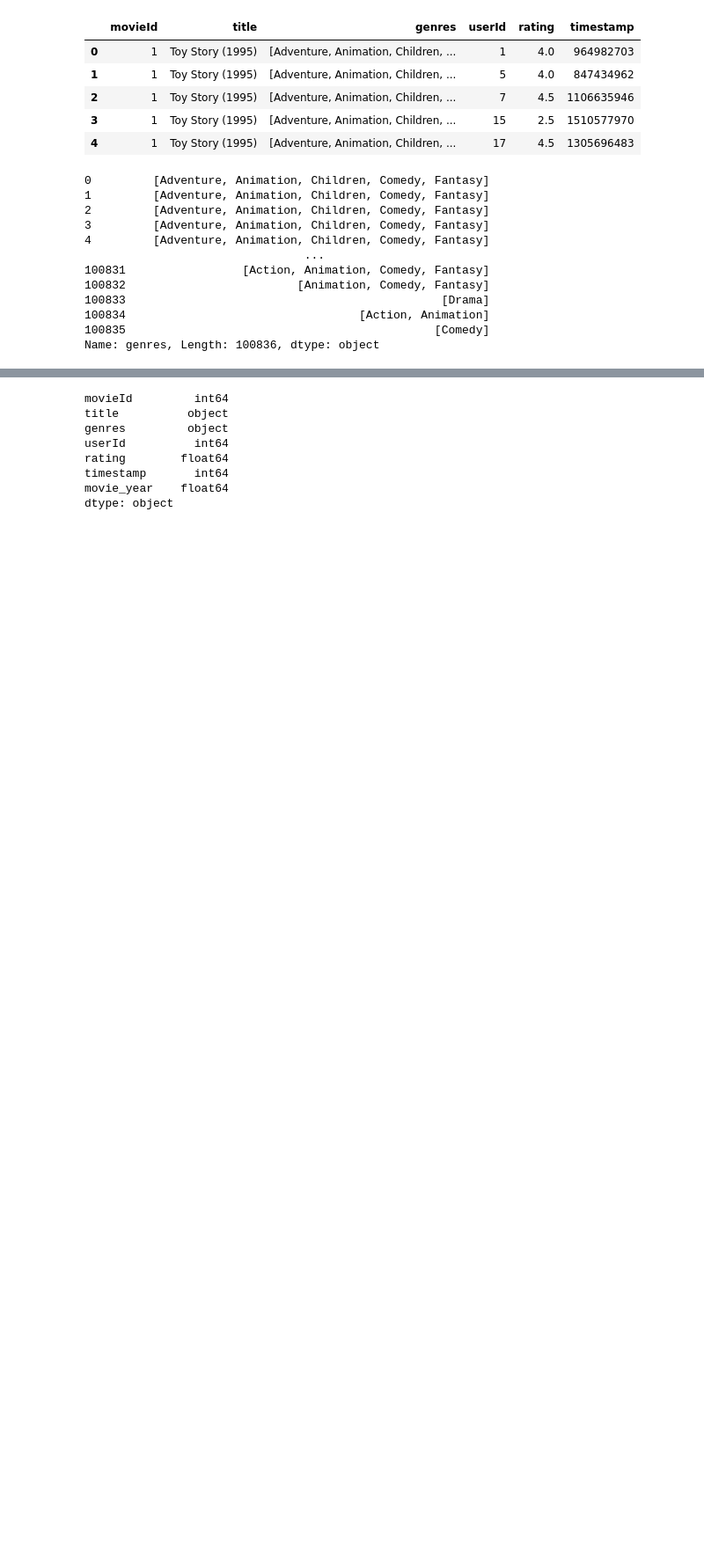
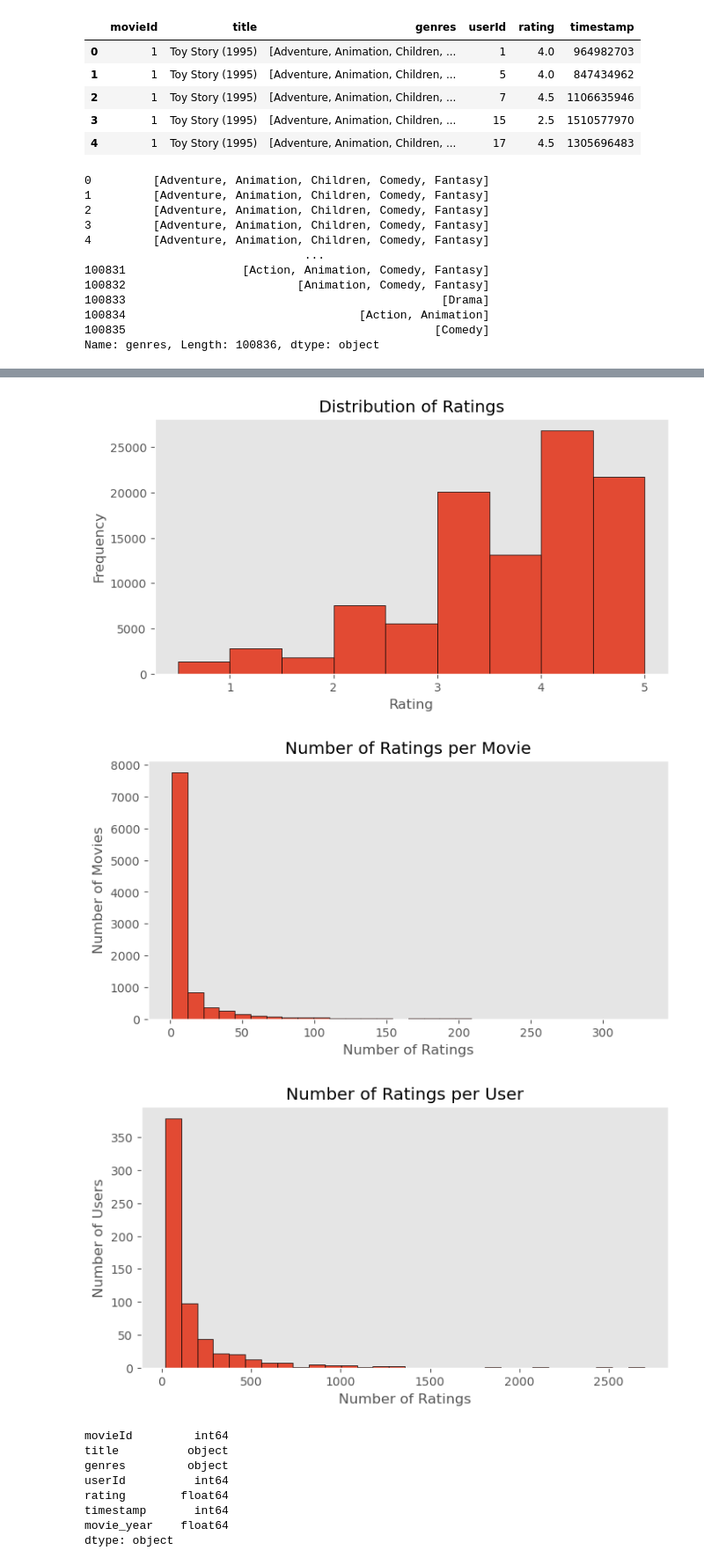
Before and after one commit to timothyrobbinscpa/movie_recommendations, a Jupyter notebook: src/movie_recommendations.ipynb, the cells around one changed output, grey strips where cells are left out. Shown at 88% size. Drawn from its saved outputs; the diff is of its cells as text; code cells hidden in the pictures; blank space fills up the shorter version.

```diff
--- a/src/movie_recommendations.ipynb
+++ b/src/movie_recommendations.ipynb
@@ -200,0 +302,35 @@ plt.show()
+# %%
+import matplotlib.pyplot as plt
+import seaborn as sns
+
+# Assuming the 'ratings_df' is already loaded and contains the 'rating', 'movieId', and 'userId' columns
+
+# 1. Distribution of Ratings
+plt.figure(figsize=(8, 4))
+ratings_df['rating'].hist(bins=9, edgecolor='black', grid=False)
+plt.title('Distribution of Ratings')
+plt.xlabel('Rating')
+plt.ylabel('Frequency')
+plt.show()
+
+# 2. Number of Ratings per Movie
+ratings_per_movie = ratings_df.groupby('movieId').size()
+plt.figure(figsize=(8, 4))
+ratings_per_movie.hist(bins=30, edgecolor='black', grid=False)
+plt.title('Number of Ratings per Movie')
+plt.xlabel('Number of Ratings')
+plt.ylabel('Number of Movies')
+plt.show()
+
+# 3. Number of Ratings per User
+ratings_per_user = ratings_df.groupby('userId').size()
+plt.figure(figsize=(8, 4))
+ratings_per_user.hist(bins=30, edgecolor='black', grid=False)
+plt.title('Number of Ratings per User')
+plt.xlabel('Number of Ratings')
+plt.ylabel('Number of Users')
+plt.show()
+# %% [output]
+[figure, added]
+[figure, added]
+[figure, added]
```
Also changed, not shown: parts of 58 cells of this notebook, 14 other files.
